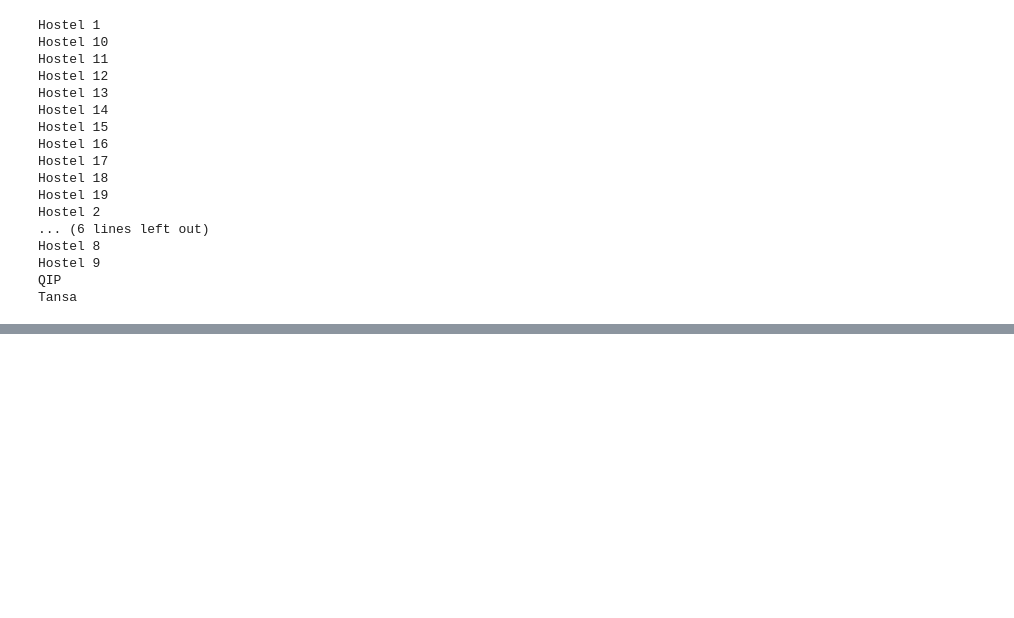
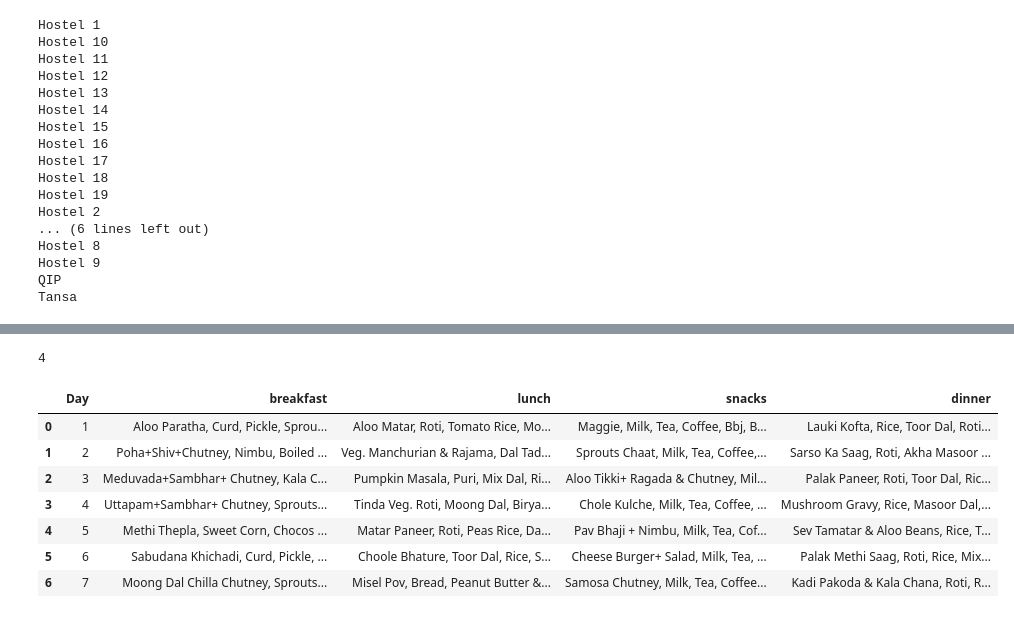
Before and after one commit to Ashwanth119/MessMetrics, a Jupyter notebook: backend-fastapi/test.ipynb, the cells around one changed output, grey strips where cells are left out. Saved outputs shown, nothing was run; the diff lists cells and outputs as text; code cells hidden in the pictures; blank space fills up the shorter version.

Commit message:
formatted table

```diff
--- a/backend-fastapi/test.ipynb
+++ b/backend-fastapi/test.ipynb
@@ -101,0 +117,16 @@ All hostel menus saved!
+# %%
+df.shape[1]
+# %% [output]
+4
+# %%
+df_reset = df.reset_index()
+df_reset
+# %% [output]
+|  | Day | breakfast | lunch | snacks | dinner |
+| 0 | 1 | Aloo Paratha, Curd, Pickle, Sprou... | Aloo Matar, Roti, Tomato Rice, Mo... | Maggie, Milk, Tea, Coffee, Bbj, B... | Lauki Kofta, Rice, Toor Dal, Roti... |
+| 1 | 2 | Poha+Shiv+Chutney, Nimbu, Boiled ... | Veg. Manchurian & Rajama, Dal Tad... | Sprouts Chaat, Milk, Tea, Coffee,... | Sarso Ka Saag, Roti, Akha Masoor ... |
+| 2 | 3 | Meduvada+Sambhar+ Chutney, Kala C... | Pumpkin Masala, Puri, Mix Dal, Ri... | Aloo Tikki+ Ragada & Chutney, Mil... | Palak Paneer, Roti, Toor Dal, Ric... |
+| 3 | 4 | Uttapam+Sambhar+ Chutney, Sprouts... | Tinda Veg. Roti, Moong Dal, Birya... | Chole Kulche, Milk, Tea, Coffee, ... | Mushroom Gravy, Rice, Masoor Dal,... |
+| 4 | 5 | Methi Thepla, Sweet Corn, Chocos ... | Matar Paneer, Roti, Peas Rice, Da... | Pav Bhaji + Nimbu, Milk, Tea, Cof... | Sev Tamatar & Aloo Beans, Rice, T... |
+| 5 | 6 | Sabudana Khichadi, Curd, Pickle, ... | Choole Bhature, Toor Dal, Rice, S... | Cheese Burger+ Salad, Milk, Tea, ... | Palak Methi Saag, Roti, Rice, Mix... |
+| 6 | 7 | Moong Dal Chilla Chutney, Sprouts... | Misel Pov, Bread, Peanut Butter &... | Samosa Chutney, Milk, Tea, Coffee... | Kadi Pakoda & Kala Chana, Roti, R... |
```
Also changed, not shown: parts of 5 cells of this notebook, 2 other files.
